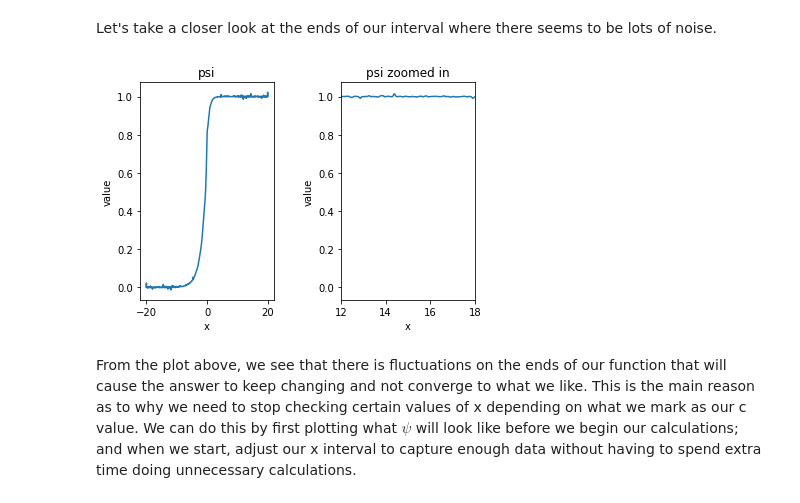
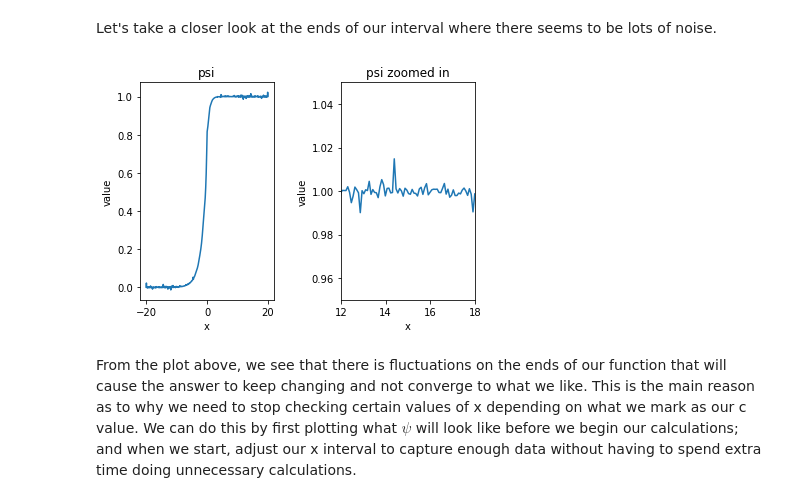
Before and after one commit to VijayStroup/ns-quadrature, a Jupyter notebook: ns_quadrature.ipynb, the cells around one changed output. Saved outputs shown, nothing was run; the diff lists cells and outputs as text; code cells hidden in the pictures.

```diff
--- a/ns_quadrature.ipynb
+++ b/ns_quadrature.ipynb
@@ -192,5 +193,5 @@ We will just use the basic quad method from scipy to use as visualization of $\p
 # %%
-def plot_psi(xs, c, zoom_around=0):
+def plot_psi(xs, c, zoom_around=0, ylim=None):
     ys = []
     for x in xs:
         a = quad(I1, 0, np.inf, args=(c, x))
@@ -210,6 +211,8 @@ def plot_psi(xs, c, zoom_around=0):
     ax[1].set_xlabel('x')
     ax[1].set_ylabel('value')
     ax[1].set_xlim(zoom_around-3, zoom_around+3)
+    if ylim:
+        ax[1].set_ylim(ylim-.05, ylim+.05)
 
     plt.subplots_adjust(wspace=.5)
     plt.show()
@@ -231,9 +234,9 @@ reflect that as well.
 # %% [markdown]
 Let's take a closer look at the ends of our interval where there seems to be lots of noise.
 # %%
-plot_psi(xs, c, 15)
+plot_psi(xs, c, 15, 1)
 # %% [output]
-[figure, old version]
+[figure, new version]
 # %% [markdown]
 From the plot above, we see that there is fluctuations on the ends of our function
 that will cause the answer to keep changing and not converge to what we like.
```
Also changed, not shown: parts of 4 cells of this notebook.
